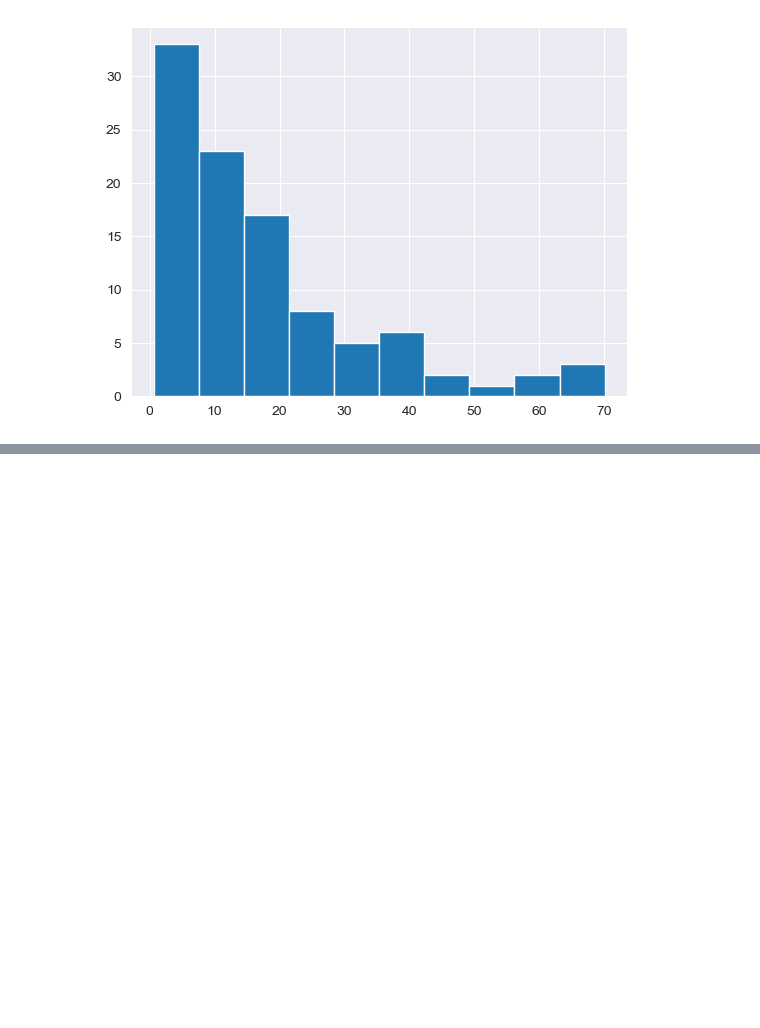
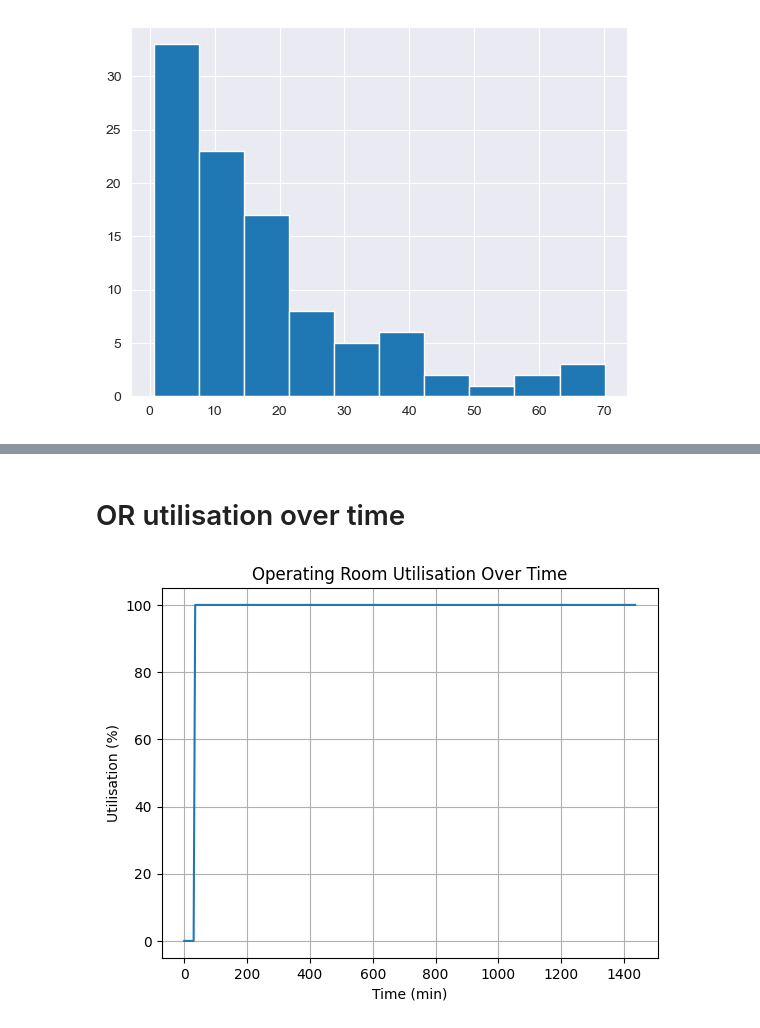
Before and after one commit to joona111/Simulation-Project, a Jupyter notebook: Hospital.ipynb, the cells around one changed output, grey strips where cells are left out. Drawn from its saved outputs; the diff is of its cells as text; code cells hidden in the pictures; blank space fills up the shorter version.

```diff
--- a/Hospital.ipynb
+++ b/Hospital.ipynb
@@ -98,0 +147,13 @@ np.float64(0.6411065453339619)
+# %% [markdown]
+# OR utilisation over time
+# %%
+times, or_util = zip(*m["or_util"])
+plt.figure()
+plt.plot(times, [u * 100 for u in or_util])
+plt.title("Operating Room Utilisation Over Time")
+plt.xlabel("Time (min)")
+plt.ylabel("Utilisation (%)")
+plt.grid(True)
+plt.show()
+# %% [output]
+[figure, added]
```
Also changed, not shown: parts of 7 cells of this notebook, 3 other files.
